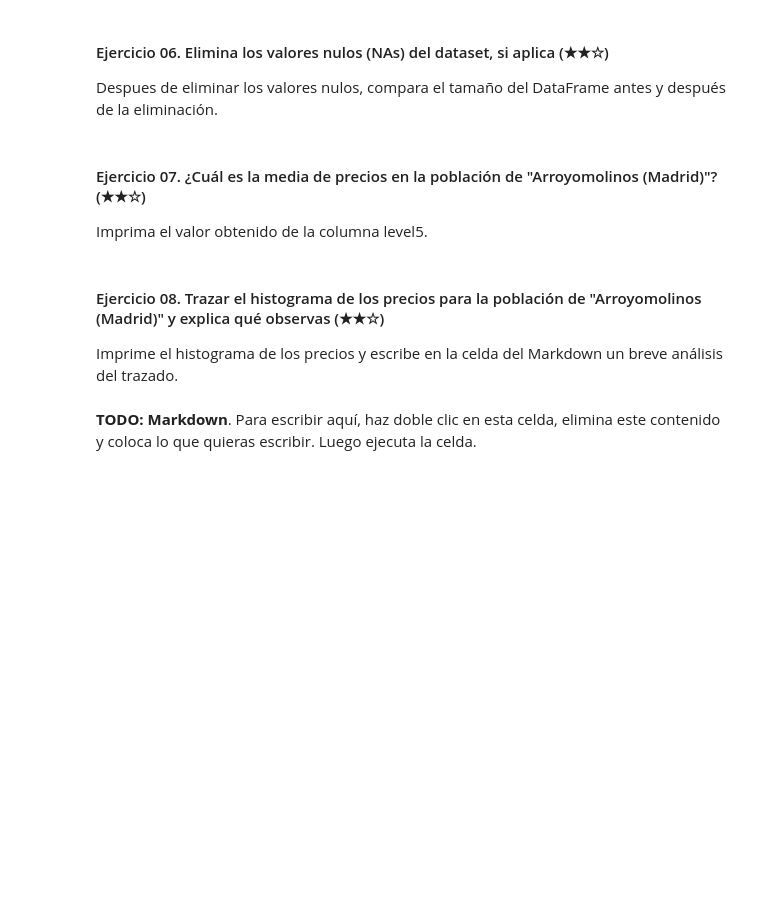
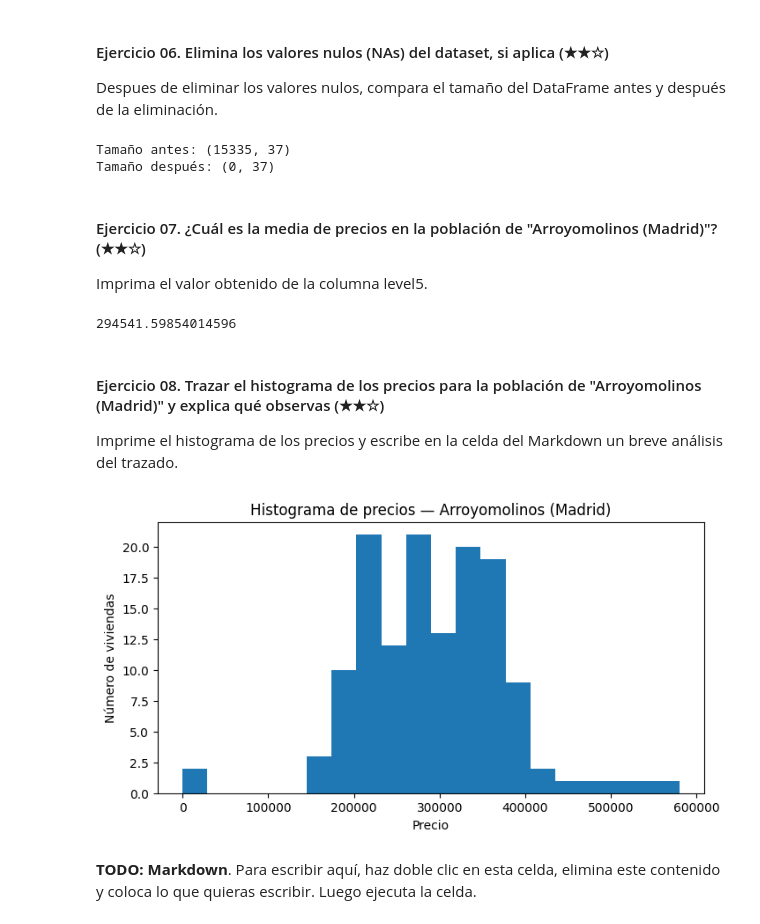
Before and after one commit to futabarentarou/data-clean-up-pandas-project, a Jupyter notebook: project.es.ipynb, the cells around one changed output. Drawn from its saved outputs; the diff is of its cells as text; code cells hidden in the pictures; blank space fills up the shorter version.

```diff
--- a/project.es.ipynb
+++ b/project.es.ipynb
@@ -196,12 +208,27 @@ Imprima un booleano (`True` o `False`) para verificar si hay valores nulos segui
 Despues de eliminar los valores nulos, compara el tamaño del DataFrame antes y después de la eliminación.
 # %%
 # TODO
+before = ds.shape
+ds_clean = ds.dropna()
+after = ds_clean.shape
+
+print("Tamaño antes:", before)
+print("Tamaño después:", after)
+# %% [output]
+Tamaño antes: (15335, 37)
+Tamaño después: (0, 37)
 # %% [markdown]
 #### Ejercicio 07. ¿Cuál es la media de precios en la población de "Arroyomolinos (Madrid)"? (★★☆)
 
 Imprima el valor obtenido de la columna level5.
 # %%
 # TODO
+arroy = ds[ds['level5'] == 'Arroyomolinos (Madrid)']
+mean_price = arroy['price'].dropna().mean()
+
+print(mean_price)
+# %% [output]
+294541.59854014596
 # %% [markdown]
 #### Ejercicio 08. Trazar el histograma de los precios para la población de "Arroyomolinos (Madrid)" y explica qué observas (★★☆)
 
@@ -209,6 +236,19 @@ Imprime el histograma de los precios y escribe en la celda del Markdown un breve
 # %%
 import matplotlib.pyplot as plt
 
 # Trazar el histograma de precios
+arroy = ds[ds['level5'] == 'Arroyomolinos (Madrid)']
+prices = arroy['price'].dropna()
+
+import matplotlib.pyplot as plt
+
+plt.figure(figsize=(8, 4))
+plt.hist(prices, bins=20)
+plt.title("Histograma de precios — Arroyomolinos (Madrid)")
+plt.xlabel("Precio")
+plt.ylabel("Número de viviendas")
+plt.show()
+# %% [output]
+[figure, added]
 # %% [markdown]
 **TODO: Markdown**. Para escribir aquí, haz doble clic en esta celda, elimina este contenido y coloca lo que quieras escribir. Luego ejecuta la celda.
```
Also changed, not shown: parts of 3 cells of this notebook.
